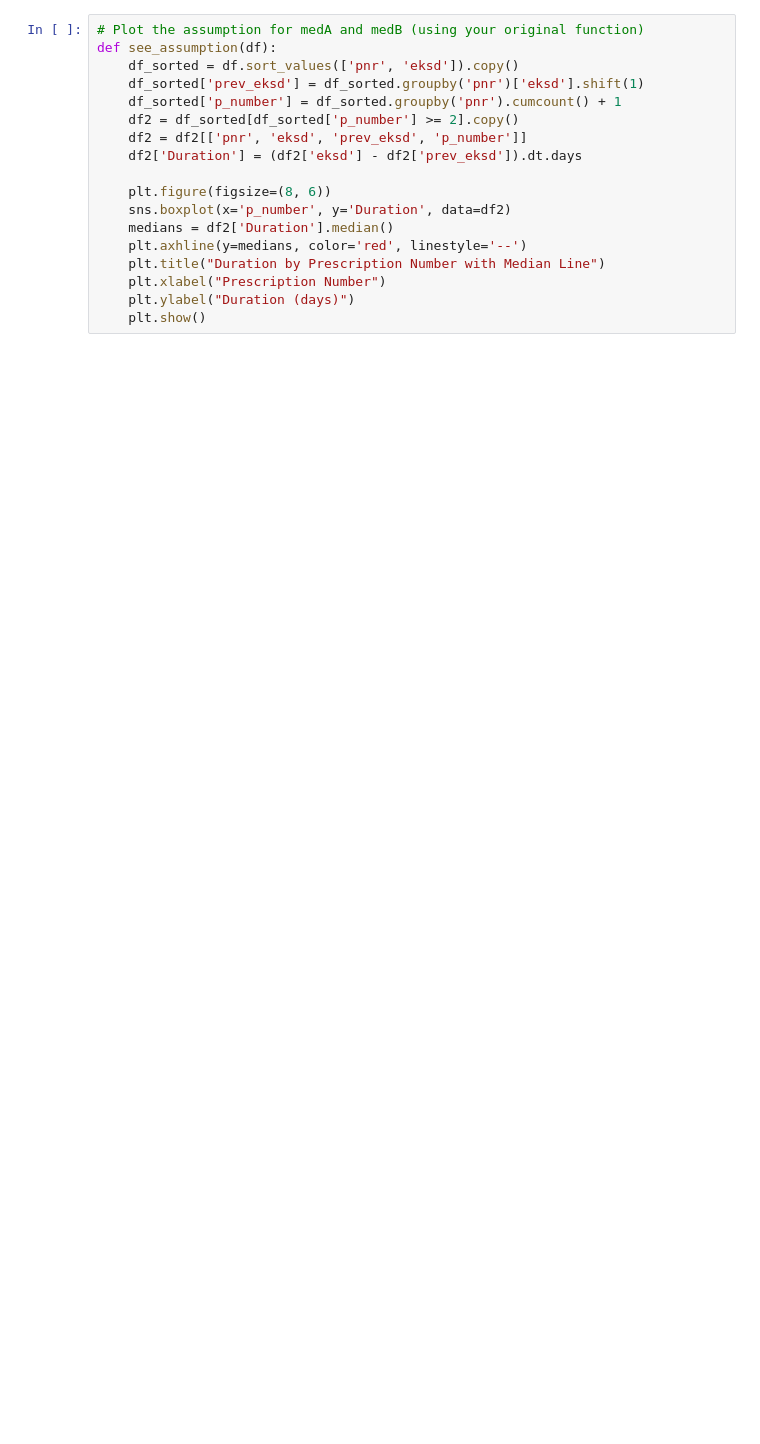
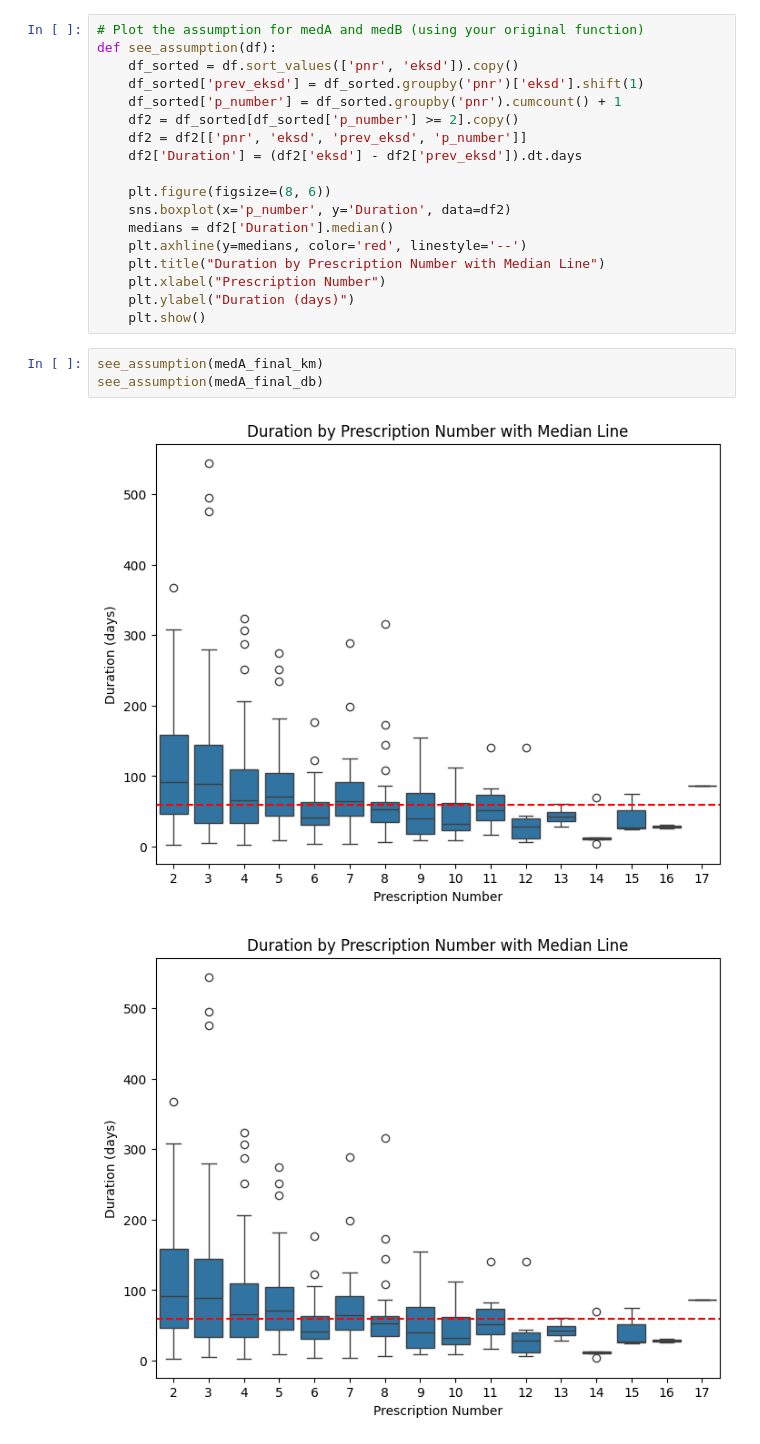
Before and after one commit to ReapingHunter/thesis-see, a Jupyter notebook: DBSCAN/SEE-DBSCAN-Calinski.ipynb, the cells around one changed output. Cells and saved outputs as stored; diff of their text form; blank space fills up the shorter version.

```diff
--- a/DBSCAN/SEE-DBSCAN-Calinski.ipynb
+++ b/DBSCAN/SEE-DBSCAN-Calinski.ipynb
@@ -365,3 +377,9 @@ def see_assumption(df):
     plt.xlabel("Prescription Number")
     plt.ylabel("Duration (days)")
     plt.show()
+# %%
+see_assumption(medA_final_km)
+see_assumption(medA_final_db)
+# %% [output]
+[figure, added]
+[figure, added]
```
Also changed, not shown: parts of 3 cells of this notebook.
